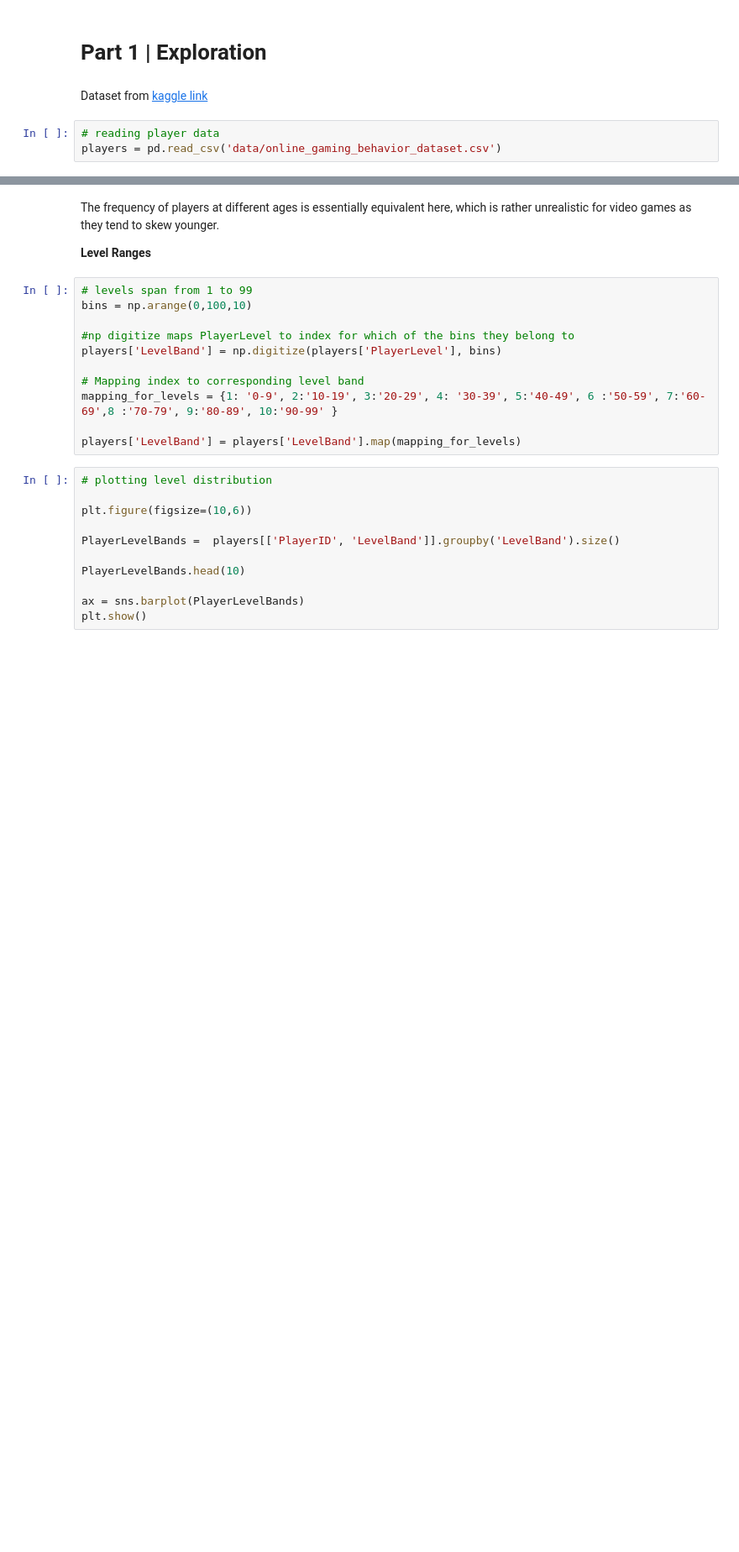
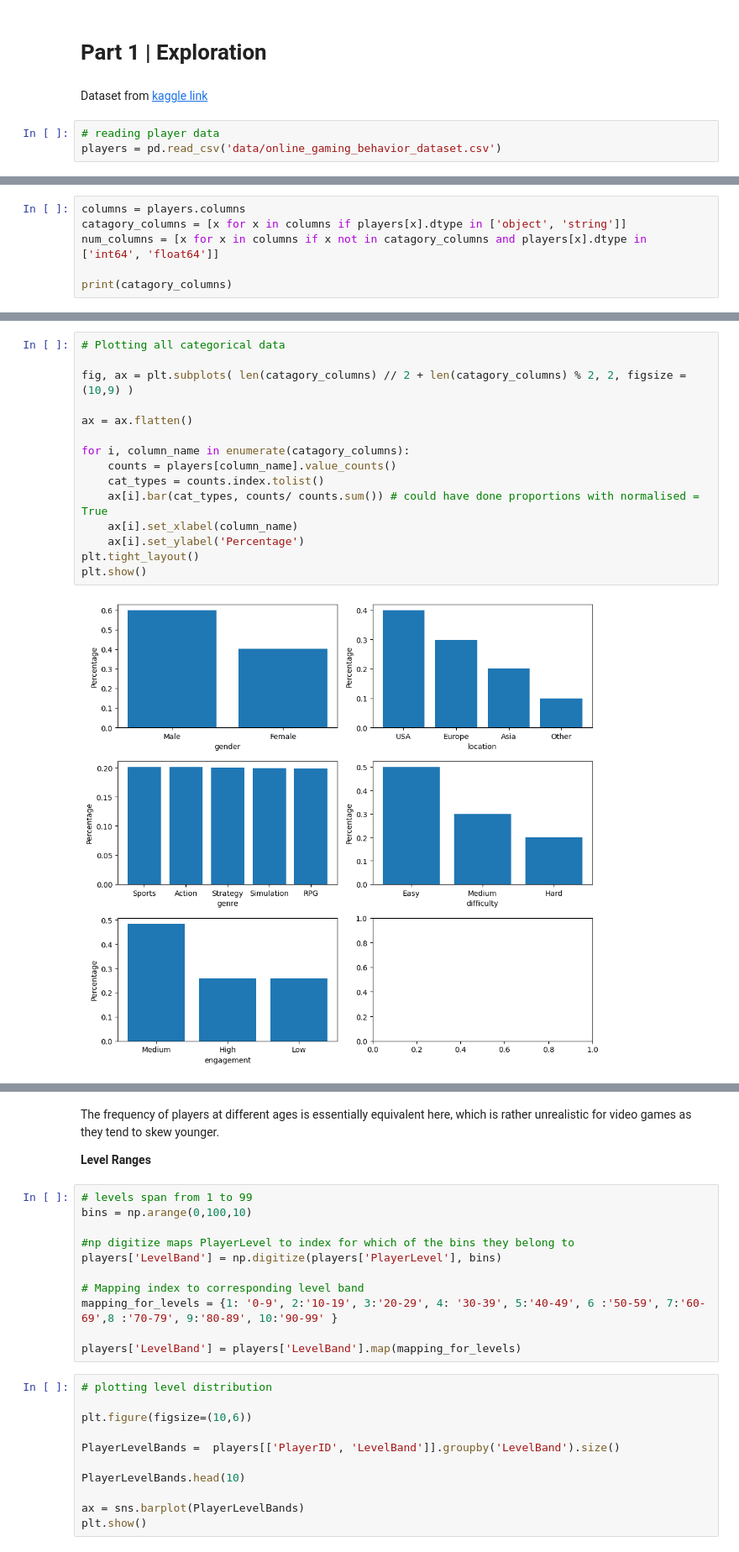
Before and after one commit to mikeysospikey/churn-prediction, a Jupyter notebook: churn-predict.ipynb, the cells around one changed output, grey strips where cells are left out. Shown at 84% size. Saved outputs shown, nothing was run; the diff lists cells and outputs as text; blank space fills up the shorter version.

```diff
--- a/churn-predict.ipynb
+++ b/churn-predict.ipynb
@@ -53,0 +65,6 @@ players.columns
+# %%
+columns = players.columns
+catagory_columns = [x for x in columns if players[x].dtype in ['object', 'string']]
+num_columns = [x for x in columns if x not in catagory_columns and players[x].dtype in ['int64', 'float64']]
+
+print(catagory_columns)
@@ -53,0 +86,17 @@ players.columns
+# %%
+# Plotting all categorical data
+
+fig, ax = plt.subplots( len(catagory_columns) // 2 + len(catagory_columns) % 2, 2, figsize = (10,9) )
+
+ax = ax.flatten()
+
+for i, column_name in enumerate(catagory_columns):
+    counts = players[column_name].value_counts()
+    cat_types = counts.index.tolist()
+    ax[i].bar(cat_types, counts/ counts.sum()) # could have done proportions with normalised = True
+    ax[i].set_xlabel(column_name)
+    ax[i].set_ylabel('Percentage')
+plt.tight_layout()
+plt.show()
+# %% [output]
+[figure, added]
```
Also changed, not shown: parts of 10 cells of this notebook.
